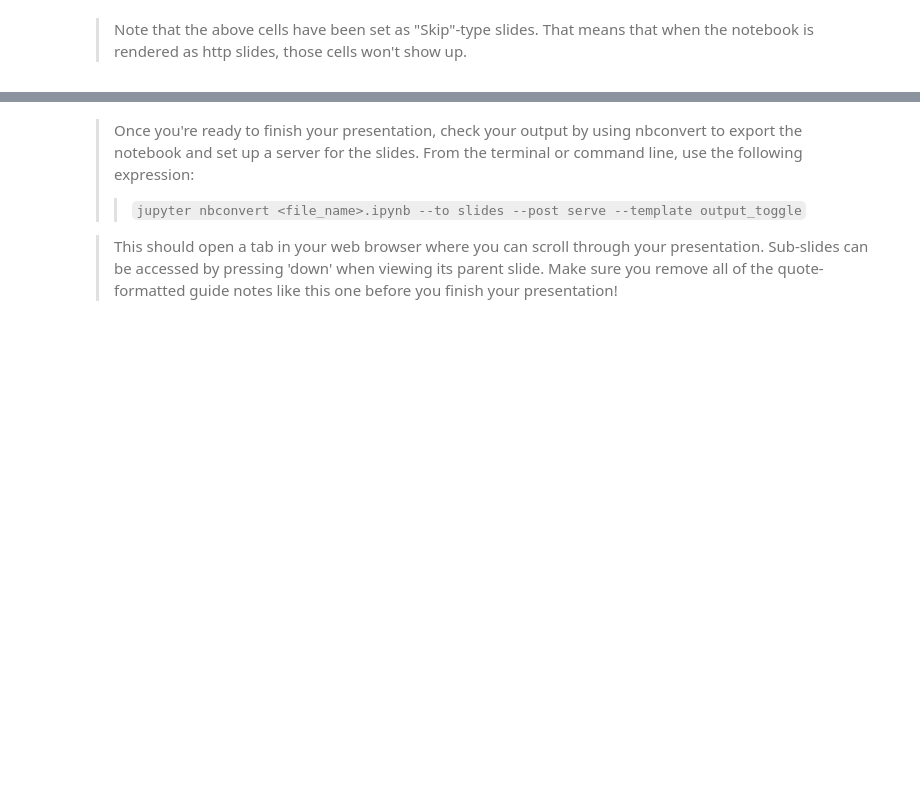
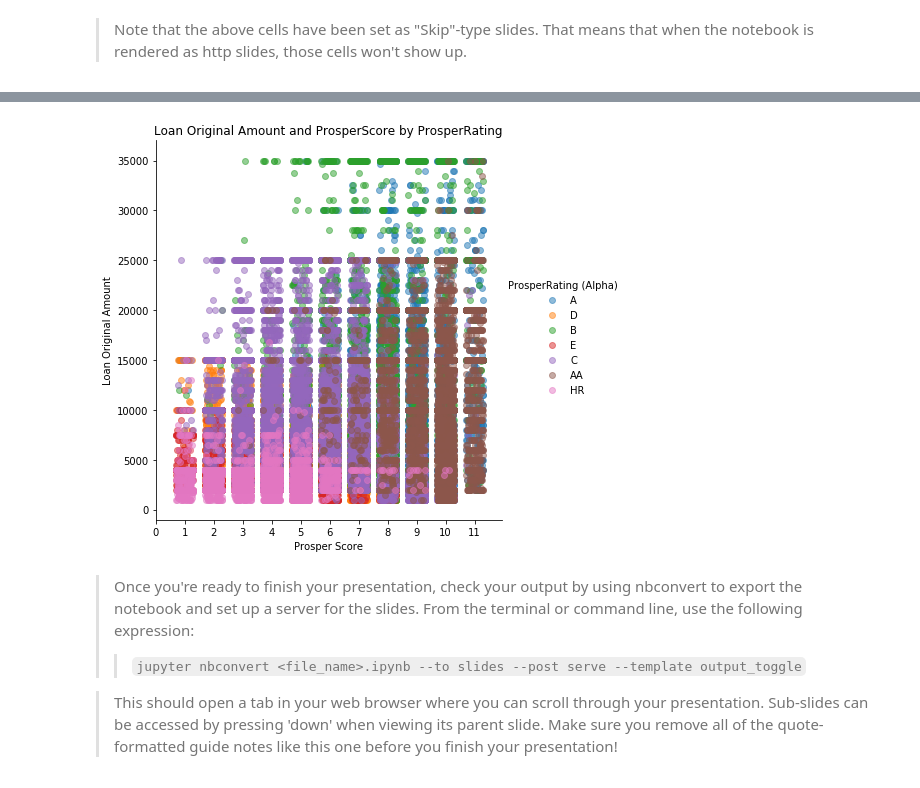
Before and after one commit to Phomint/Udacity_DataAnalysis, a Jupyter notebook: Projects/Project_5/slide_deck_template.ipynb, the cells around one changed output, grey strips where cells are left out. Saved outputs shown, nothing was run; the diff lists cells and outputs as text; code cells hidden in the pictures; blank space fills up the shorter version.

```diff
--- a/Projects/Project_5/slide_deck_template.ipynb
+++ b/Projects/Project_5/slide_deck_template.ipynb
@@ -41,3 +98,12 @@ but feel free to add more if you'd like!
+# %%
+sb.lmplot(data=df, x='ProsperScore', y='LoanOriginalAmount', hue='ProsperRating (Alpha)',
+          fit_reg=False, x_jitter=0.3, size=6, scatter_kws={'alpha': 1/2})
+plt.title('Loan Original Amount and ProsperScore by ProsperRating')
+plt.xlabel('Prosper Score')
+plt.xticks(np.arange(0, 12, 1))
+plt.ylabel('Loan Original Amount');
+# %% [output]
+[figure, added]
 # %% [markdown]
 > Once you're ready to finish your presentation, check your output by using
 nbconvert to export the notebook and set up a server for the slides. From the
```
Also changed, not shown: parts of 19 cells of this notebook, 3 other files.
